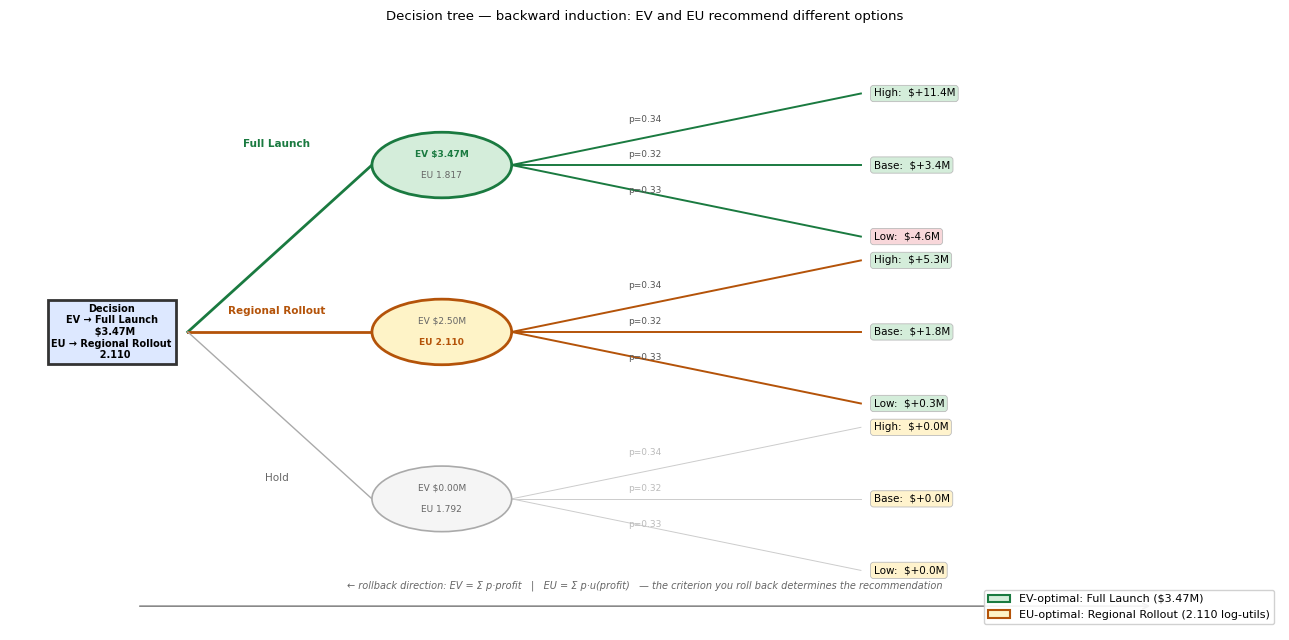
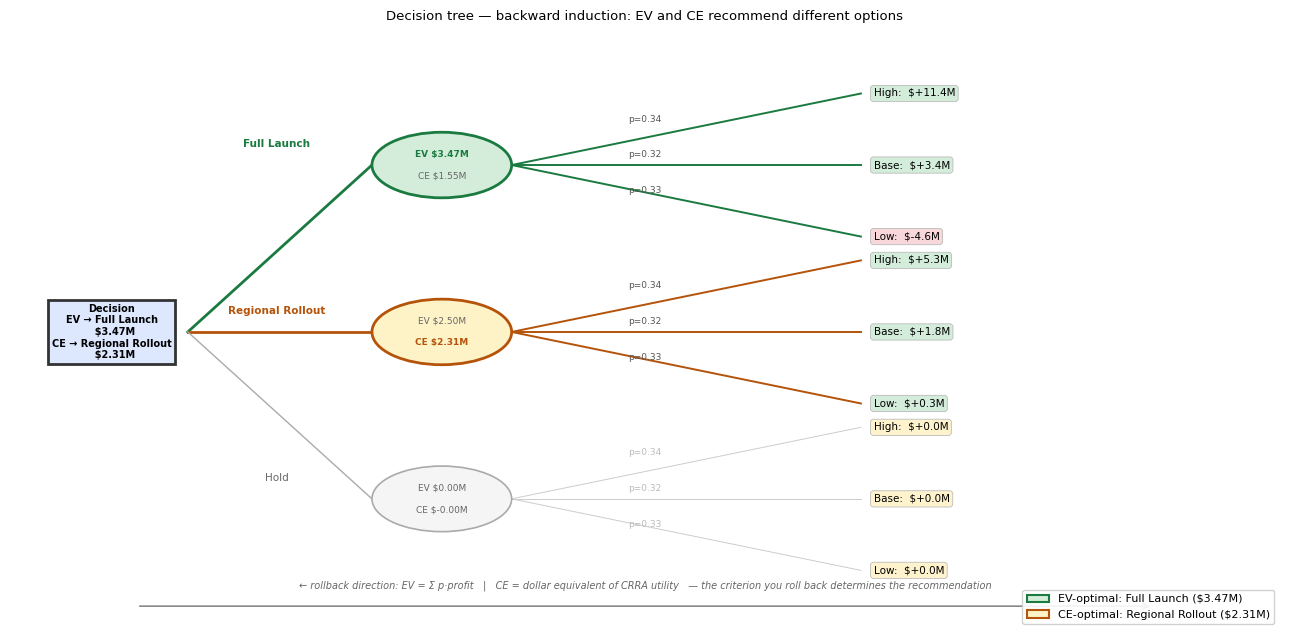
Unified diff of the notebook cell whose output changed from the first chart to the second:
--- before
+++ after
@@ -6,13 +6,13 @@
 
 ev_best = ev.idxmax()   # Full Launch
-eu_best = eu.idxmax()   # Regional Rollout
+ce_best = ce.idxmax()   # Regional Rollout
 
 EV_COLOR  = "#1a7a40"   # green — EV-optimal branch
-EU_COLOR  = "#b45309"   # amber — EU-optimal branch
+CE_COLOR  = "#b45309"   # amber — CE-optimal branch
 NEU_COLOR = "#aaa"      # grey  — neither
 
 def branch_color(opt):
     if opt == ev_best:   return EV_COLOR
-    if opt == eu_best:   return EU_COLOR
+    if opt == ce_best:   return CE_COLOR
     return NEU_COLOR
 
@@ -21,10 +21,10 @@
 ax.set_xlim(0, 1); ax.set_ylim(0, 1)
 ax.set_title(
-    "Decision tree — backward induction: EV and EU recommend different options",
+    "Decision tree — backward induction: EV and CE recommend different options",
     fontsize=9.5, pad=10)
 
 # ── Decision node ────────────────────────────────────────────────────────────
 ax.text(DEC_X, DEC_Y,
-        f"Decision\nEV → {ev_best}\n  ${ev.max():.2f}M\nEU → {eu_best}\n  {eu.max():.3f}",
+        f"Decision\nEV → {ev_best}\n  ${ev.max():.2f}M\nCE → {ce_best}\n  ${ce.max():.2f}M",
         ha="center", va="center", fontsize=7, fontweight="bold",
         bbox=dict(boxstyle="square,pad=0.4", fc="#dde8ff", ec="#333", lw=2))
@@ -35,5 +35,5 @@
 
     ev_here = ev[opt]
-    eu_here = eu[opt]
+    ce_here = ce[opt]
 
     # Branch: decision node → chance node
@@ -44,6 +44,6 @@
             fontweight="bold" if col != NEU_COLOR else "normal")
 
-    # Chance node circle — EV line bold if EV-optimal, EU line bold if EU-optimal
-    node_fc = "#d4edda" if opt == ev_best else "#fef3c7" if opt == eu_best else "#f5f5f5"
+    # Chance node circle — EV line bold if EV-optimal, CE line bold if CE-optimal
+    node_fc = "#d4edda" if opt == ev_best else "#fef3c7" if opt == ce_best else "#f5f5f5"
     ax.add_patch(plt.Circle((CHANCE_X, oy), 0.055,
                              fc=node_fc, ec=col, lw=2 if col != NEU_COLOR else 1.2, zorder=3))
@@ -52,8 +52,8 @@
             fontweight="bold" if opt == ev_best else "normal",
             color=EV_COLOR if opt == ev_best else "#666")
-    ax.text(CHANCE_X, oy - 0.018, f"EU {eu_here:.3f}",
+    ax.text(CHANCE_X, oy - 0.018, f"CE ${ce_here:.2f}M",
             ha="center", va="center", fontsize=6.5,
-            fontweight="bold" if opt == eu_best else "normal",
-            color=EU_COLOR if opt == eu_best else "#666")
+            fontweight="bold" if opt == ce_best else "normal",
+            color=CE_COLOR if opt == ce_best else "#666")
 
     # Branches: chance node → leaf nodes
@@ -78,6 +78,6 @@
     mpatches.Patch(fc="#d4edda", ec=EV_COLOR, lw=1.5,
                    label=f"EV-optimal: {ev_best} (${ev.max():.2f}M)"),
-    mpatches.Patch(fc="#fef3c7", ec=EU_COLOR, lw=1.5,
-                   label=f"EU-optimal: {eu_best} ({eu.max():.3f} log-utils)"),
+    mpatches.Patch(fc="#fef3c7", ec=CE_COLOR, lw=1.5,
+                   label=f"CE-optimal: {ce_best} (${ce.max():.2f}M)"),
 ], loc="lower right", fontsize=8, framealpha=0.9)
 
@@ -86,5 +86,5 @@
             arrowprops=dict(arrowstyle="<-", color="#888", lw=1.2))
 ax.text(0.50, 0.07,
-        "← rollback direction: EV = Σ p·profit   |   EU = Σ p·u(profit)   "
+        "← rollback direction: EV = Σ p·profit   |   CE = dollar equivalent of CRRA utility   "
         "— the criterion you roll back determines the recommendation",
         ha="center", fontsize=7, color="#666", style="italic")

Commit: Switch utility to CRRA (γ=2, W=$20M) and express results as certainty equivalent